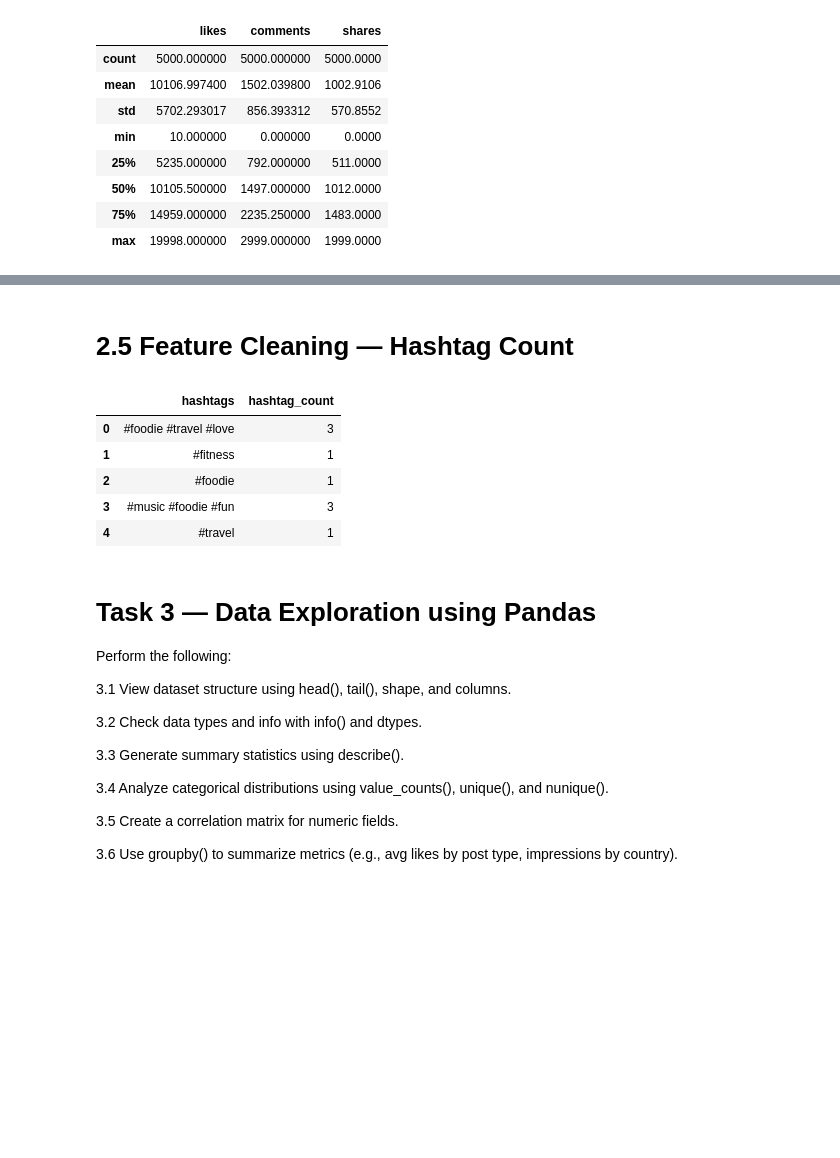
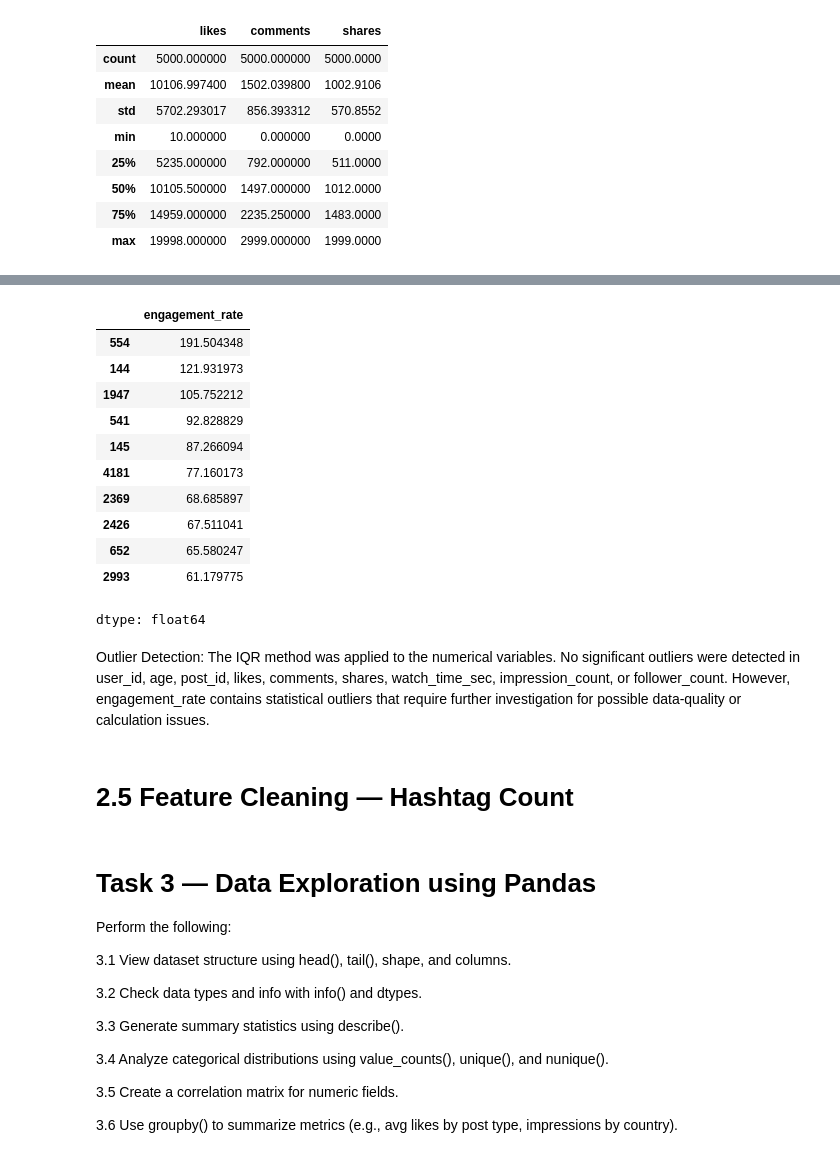
Before and after one commit to suganthavk-ai/-Social-Media-Engagement-Analysis, a Jupyter notebook: Social_Media_Engagement_.ipynb, the cells around one changed output, grey strips where cells are left out. Cells and saved outputs as stored; diff of their text form; code cells hidden in the pictures; blank space fills up the shorter version.

```diff
--- a/Social_Media_Engagement_.ipynb
+++ b/Social_Media_Engagement_.ipynb
@@ -302,3 +302,12 @@ df[engagement_cols].describe()
 | 50% | 10105.500000 | 1497.000000 | 1012.0000 |
 | 75% | 14959.000000 | 2235.250000 | 1483.0000 |
 | max | 19998.000000 | 2999.000000 | 1999.0000 |
+# %%
+#['user_id', 'age', 'post_id', 'likes', 'comments', 'shares','watch_time_sec', 'impression_count', 'follower_count','engagement_rate]
+engagement_cols1 = ['user_id', 'age', 'post_id',"likes", "comments", "shares",'watch_time_sec', 'impression_count', 'follower_count','engagement_rate']
+
+for col in engagement_cols1:
+    df.loc[df[col] < 0, col] = np.nan
+    df[col] = df[col].fillna(df[col].median())
+# Check:
+df[engagement_cols1].describe()
@@ -305,3 +376,20 @@ df[engagement_cols].describe()
+# %%
+df["engagement_rate"].sort_values(ascending=False).head(10)
+# %% [output]
+|  | engagement_rate |
+| 554 | 191.504348 |
+| 144 | 121.931973 |
+| 1947 | 105.752212 |
+| 541 | 92.828829 |
+| 145 | 87.266094 |
+| 4181 | 77.160173 |
+| 2369 | 68.685897 |
+| 2426 | 67.511041 |
+| 652 | 65.580247 |
+| 2993 | 61.179775 |
+dtype: float64
+# %% [markdown]
+Outlier Detection: The IQR method was applied to the numerical variables. No significant outliers were detected in user_id, age, post_id, likes, comments, shares, watch_time_sec, impression_count, or follower_count. However, engagement_rate contains statistical outliers that require further investigation for possible data-quality or calculation issues.
 # %% [markdown]
 # 2.5 Feature Cleaning — Hashtag Count
 # %%
@@ -318,13 +406,6 @@ df["hashtag_count"] = df["hashtags"].apply(count_hashtags)
 # 3
 # Check:
 df[["hashtags", "hashtag_count"]].head()
-# %% [output]
-|  | hashtags | hashtag_count |
-| 0 | #foodie #travel #love | 3 |
-| 1 | #fitness | 1 |
-| 2 | #foodie | 1 |
-| 3 | #music #foodie #fun | 3 |
-| 4 | #travel | 1 |
 # %% [markdown]
 # **Task 3 — Data Exploration using Pandas**
 
```
Also changed, not shown: parts of 51 cells of this notebook.
